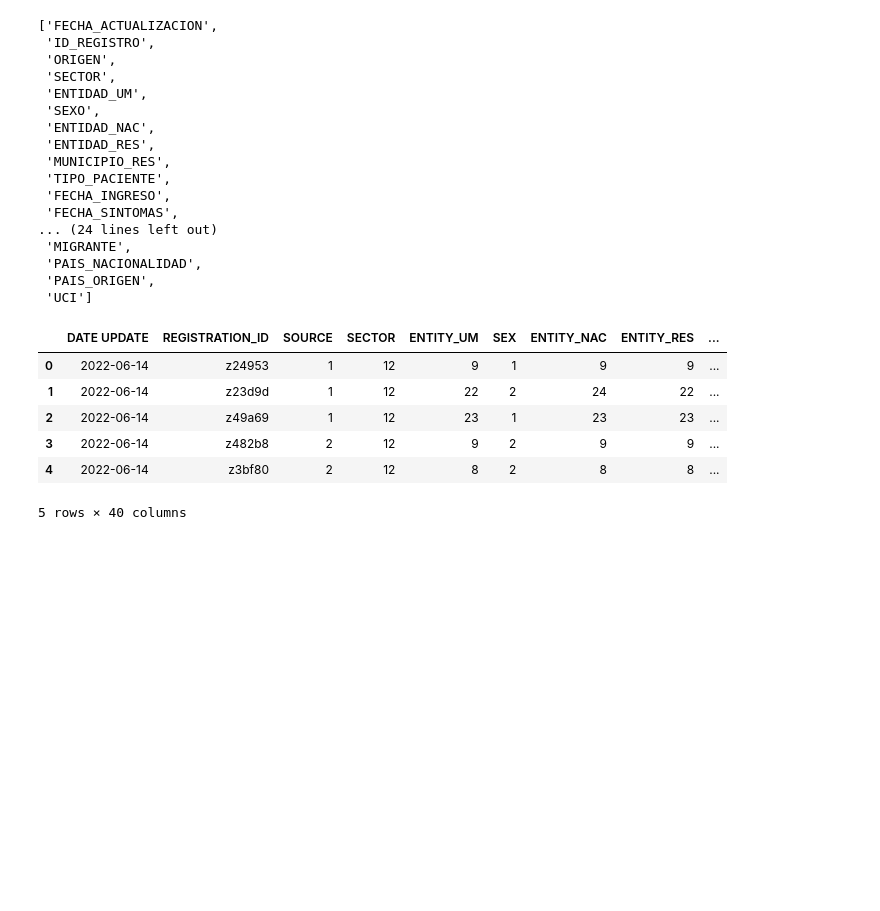
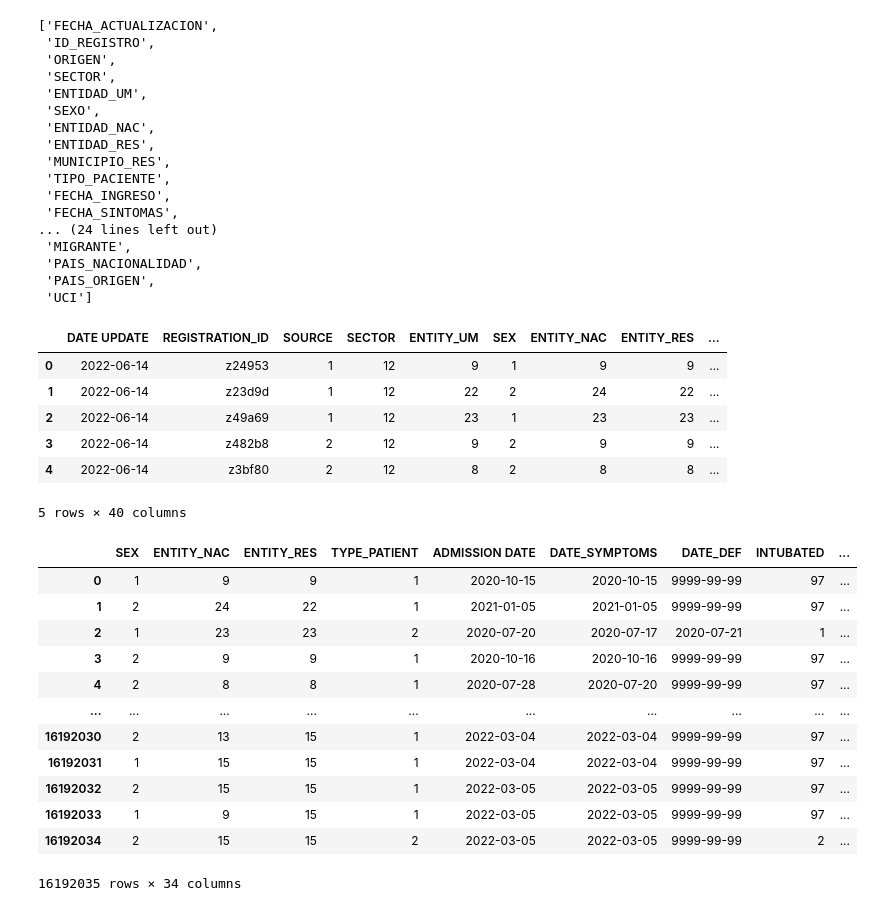
Before and after one commit to lindaperez/20_bk_AI_Covid19-Risk, a Jupyter notebook: Resources/Mexico_demographic_medical_condition.ipynb, the cells around one changed output. Drawn from its saved outputs; the diff is of its cells as text; code cells hidden in the pictures; blank space fills up the shorter version.

```diff
--- a/Resources/Mexico_demographic_medical_condition.ipynb
+++ b/Resources/Mexico_demographic_medical_condition.ipynb
@@ -97,3 +109,21 @@ df.head()
 | 3 | 2022-06-14 | z482b8 | 2 | 12 | 9 | 2 | 9 | 9 | ... |
 | 4 | 2022-06-14 | z3bf80 | 2 | 12 | 8 | 2 | 8 | 8 | ... |
 5 rows × 40 columns
+# %%
+# Drop date update, registration ID,SOURCE,SECTOR,ENTITY_UM,MUNICIPALITY_RES
+df1 = df.drop(columns = ['DATE UPDATE','REGISTRATION_ID',"SOURCE","SECTOR","ENTITY_UM",'MUNICIPALITY_RES'])
+df1
+# %% [output]
+|  | SEX | ENTITY_NAC | ENTITY_RES | TYPE_PATIENT | ADMISSION DATE | DATE_SYMPTOMS | DATE_DEF | INTUBATED | ... |
+| 0 | 1 | 9 | 9 | 1 | 2020-10-15 | 2020-10-15 | 9999-99-99 | 97 | ... |
+| 1 | 2 | 24 | 22 | 1 | 2021-01-05 | 2021-01-05 | 9999-99-99 | 97 | ... |
+| 2 | 1 | 23 | 23 | 2 | 2020-07-20 | 2020-07-17 | 2020-07-21 | 1 | ... |
+| 3 | 2 | 9 | 9 | 1 | 2020-10-16 | 2020-10-16 | 9999-99-99 | 97 | ... |
+| 4 | 2 | 8 | 8 | 1 | 2020-07-28 | 2020-07-20 | 9999-99-99 | 97 | ... |
+| ... | ... | ... | ... | ... | ... | ... | ... | ... | ... |
+| 16192030 | 2 | 13 | 15 | 1 | 2022-03-04 | 2022-03-04 | 9999-99-99 | 97 | ... |
+| 16192031 | 1 | 15 | 15 | 1 | 2022-03-04 | 2022-03-04 | 9999-99-99 | 97 | ... |
+| 16192032 | 2 | 15 | 15 | 1 | 2022-03-05 | 2022-03-05 | 9999-99-99 | 97 | ... |
+| 16192033 | 1 | 9 | 15 | 1 | 2022-03-05 | 2022-03-05 | 9999-99-99 | 97 | ... |
+| 16192034 | 2 | 15 | 15 | 2 | 2022-03-05 | 2022-03-05 | 9999-99-99 | 2 | ... |
+16192035 rows × 34 columns
```
Also changed, not shown: parts of 41 cells of this notebook.
